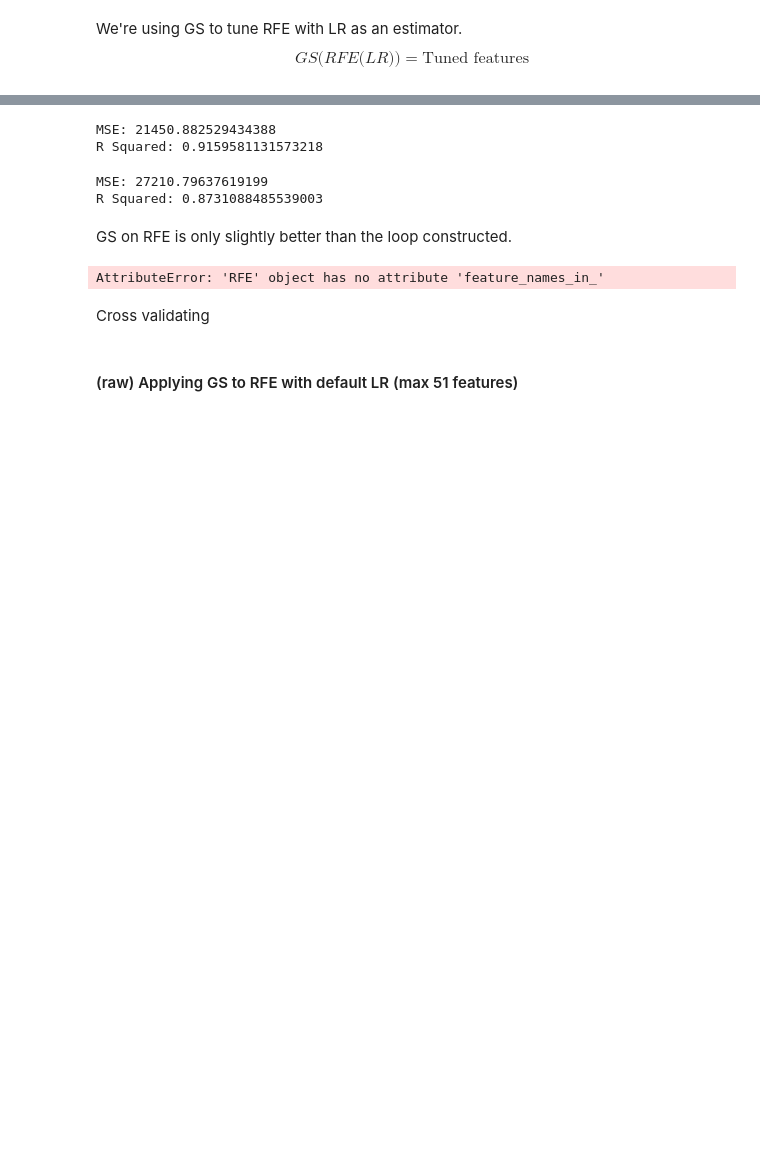
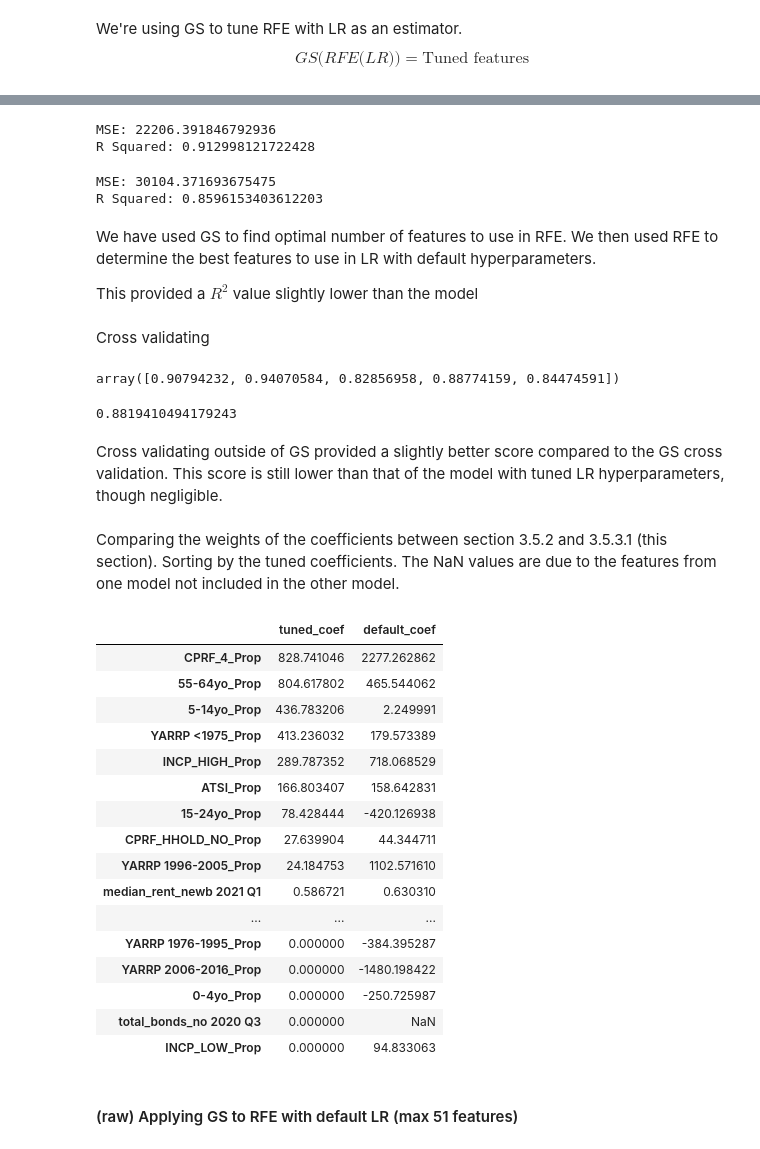
Before and after one commit to walthersy/NSW-house-price, a Jupyter notebook: Chris- Main Notebook.ipynb, the cells around one changed output, grey strips where cells are left out. Saved outputs shown, nothing was run; the diff lists cells and outputs as text; code cells hidden in the pictures; blank space fills up the shorter version.

```diff
--- a/Chris- Main Notebook.ipynb
+++ b/Chris- Main Notebook.ipynb
@@ -865,3 +814,4 @@ sklearn.__version__
 # %%
-X_train.columns[gs.best_estimator_.support_]
+gs_featureNames = X_train.columns[gs.best_estimator_.support_]
+gs_featureNames
 # %% [output]
@@ -917,0 +930,5 @@ RFE(estimator=LinearRegression(n_jobs=-1), n_features_to_select=40)
+# %%
+coefDF2 = pd.DataFrame(lr.coef_, X_train[gs_featureNames].columns,
+                       columns = ['coeff'])
+coefDF2 = coefDF2.sort_values(ascending= False, by='coeff')
+coefDF2
@@ -918,29 +953,67 @@ RFE(estimator=LinearRegression(n_jobs=-1), n_features_to_select=40)
 # %%
-trainPred = rfe.predict(X_train)
+trainPred = lr.predict(X_train[gs_featureNames])
 trainMse = mean_squared_error(trainPred, y_train)
 trainR2 = r2_score(y_train, trainPred)
 print("MSE:", trainMse)
 print("R Squared:", trainR2)
 # %% [output]
-MSE: 21450.882529434388
-R Squared: 0.9159581131573218
+MSE: 22206.391846792936
+R Squared: 0.912998121722428
 # %%
-testPred = rfe.predict(X_test)
+testPred = lr.predict(X_test[gs_featureNames])
 testMse = mean_squared_error(testPred, y_test)
 testR2 = r2_score(y_test, testPred)
 print("MSE:", testMse)
 print("R Squared:", testR2)
 # %% [output]
-MSE: 27210.79637619199
-R Squared: 0.8731088485539003
+MSE: 30104.371693675475
+R Squared: 0.8596153403612203
 # %% [markdown]
-GS on RFE is only slightly better than the loop constructed.
+We have used GS to find optimal number of features to use in RFE. We then used RFE to determine the best features to use in LR with default hyperparameters.
+
+This provided a $R^2$ value slightly lower than the model
-# %%
-rfe.feature_names_in_
-# %% [output]
-AttributeError: 'RFE' object has no attribute 'feature_names_in_'
 # %% [markdown]
 Cross validating
+# %%
+lr= LinearRegression()
+
+score = cross_val_score(lr, X_train[gs_featureNames],
+                        y_train, scoring = 'r2',
+                        cv= kFold, n_jobs = -1)
+
+score
+# %% [output]
+array([0.90794232, 0.94070584, 0.82856958, 0.88774159, 0.84474591])
+# %%
+score.mean()
+# %% [output]
+0.8819410494179243
+# %% [markdown]
+Cross validating outside of GS provided a slightly better score compared to the GS cross validation. This score is still lower than that of the model with tuned LR hyperparameters, though negligible.
+# %% [markdown]
+Comparing the weights of the coefficients between section 3.5.2 and 3.5.3.1 (this section). Sorting by the tuned coefficients. The NaN values are due to the features from one model not included in the other model.
+# %%
+compareCoefs = pd.concat([coefDF, coefDF2],axis=1)
+compareCoefs.columns = ['tuned_coef', 'default_coef']
+compareCoefs.sort_values(ascending = False, by='tuned_coef')
+# %% [output]
+|  | tuned_coef | default_coef |
+| CPRF_4_Prop | 828.741046 | 2277.262862 |
+| 55-64yo_Prop | 804.617802 | 465.544062 |
+| 5-14yo_Prop | 436.783206 | 2.249991 |
+| YARRP <1975_Prop | 413.236032 | 179.573389 |
+| INCP_HIGH_Prop | 289.787352 | 718.068529 |
+| ATSI_Prop | 166.803407 | 158.642831 |
+| 15-24yo_Prop | 78.428444 | -420.126938 |
+| CPRF_HHOLD_NO_Prop | 27.639904 | 44.344711 |
+| YARRP 1996-2005_Prop | 24.184753 | 1102.571610 |
+| median_rent_newb 2021 Q1 | 0.586721 | 0.630310 |
+| ... | ... | ... |
+| YARRP 1976-1995_Prop | 0.000000 | -384.395287 |
+| YARRP 2006-2016_Prop | 0.000000 | -1480.198422 |
+| 0-4yo_Prop | 0.000000 | -250.725987 |
+| total_bonds_no 2020 Q3 | 0.000000 | NaN |
+| INCP_LOW_Prop | 0.000000 | 94.833063 |
 # %% [markdown]
 #### (raw) Applying GS to RFE with default LR (max 51 features)
 # %% [raw]
```
Also changed, not shown: parts of 52 cells of this notebook.
